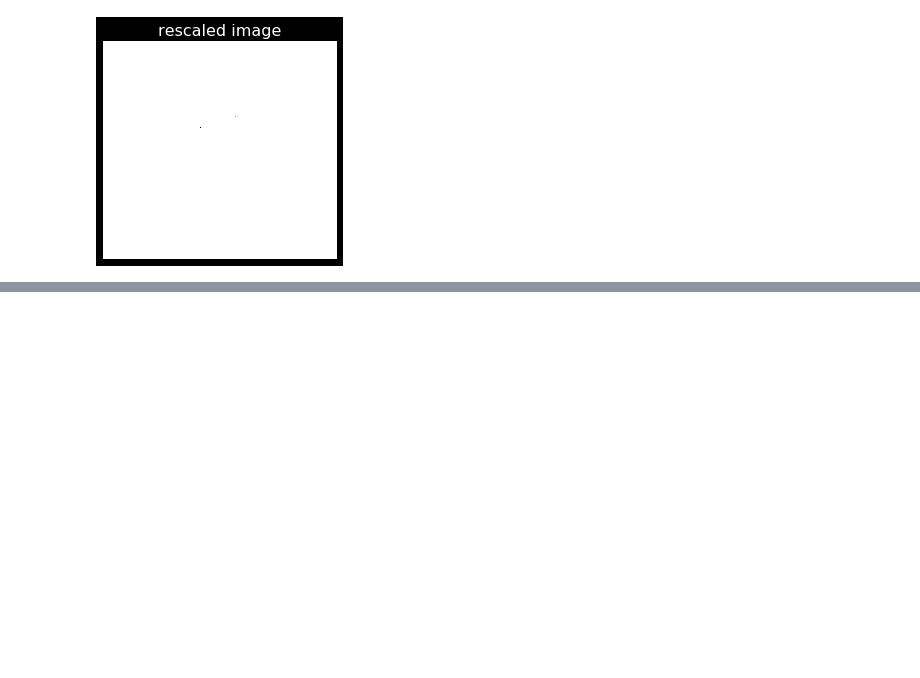
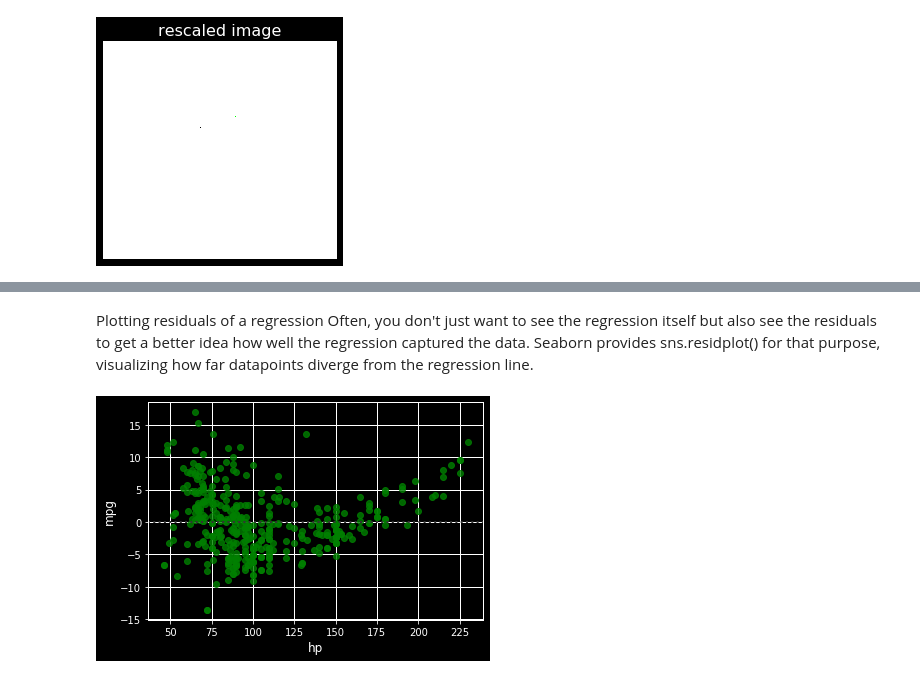
Before and after one commit to afminmax/DC-Data-Scientist-Lessons, a Jupyter notebook: 14-Intro-to-Python-Visualizations/python-viz-1.ipynb, the cells around one changed output, grey strips where cells are left out. Saved outputs shown, nothing was run; the diff lists cells and outputs as text; code cells hidden in the pictures; blank space fills up the shorter version.

```diff
--- a/14-Intro-to-Python-Visualizations/python-viz-1.ipynb
+++ b/14-Intro-to-Python-Visualizations/python-viz-1.ipynb
@@ -573,0 +587,11 @@ The rescaled smallest & largest pixel intensities are 0.0 & 256.0.
+# %% [markdown]
+Plotting residuals of a regression
+Often, you don't just want to see the regression itself but also see the residuals to get a better idea how well the regression captured the data. Seaborn provides sns.residplot() for that purpose, visualizing how far datapoints diverge from the regression line.
+# %%
+# Generate a green residual plot of the regression between 'hp' and 'mpg'
+sns.residplot(x='hp', y='mpg', data=auto, color='green')
+
+# Display the plot
+plt.show()
+# %% [output]
+[figure, added]
```
Also changed, not shown: parts of 7 cells of this notebook.
